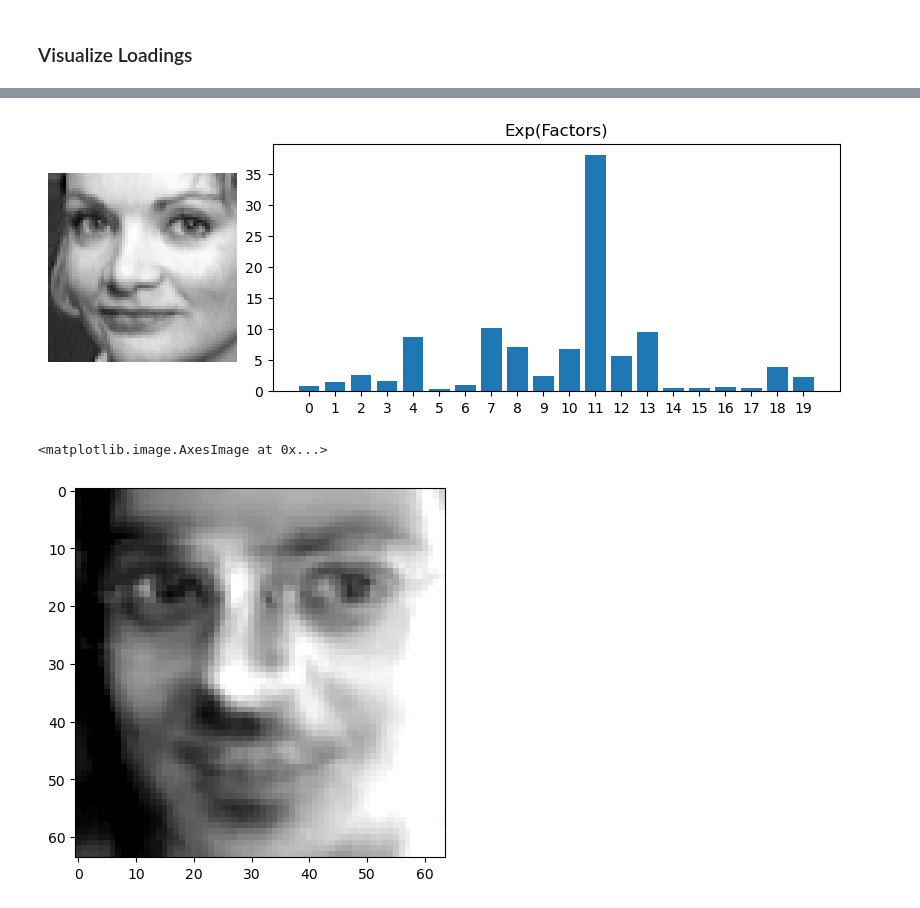
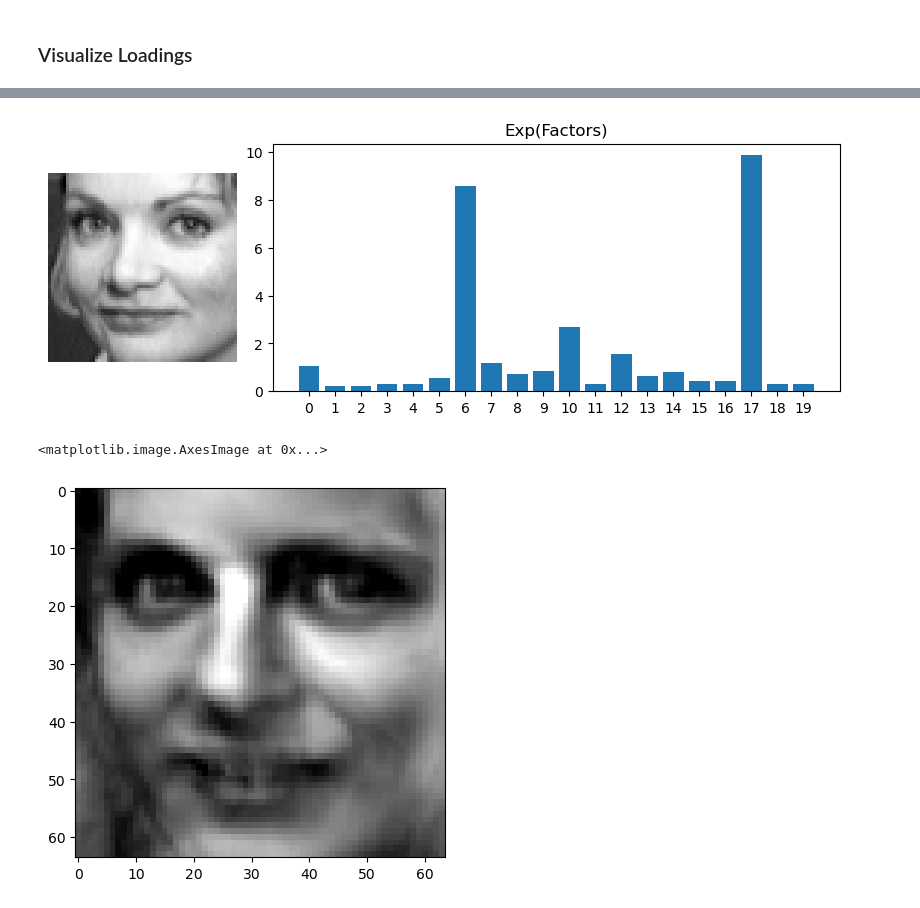
Before and after one commit to luisdiaz1997/SpatialFactorization, a Jupyter notebook: notebooks/PNMF_eigenfaces.ipynb, the cells around one changed output, grey strips where cells are left out. Cells and saved outputs as stored; diff of their text form; code cells hidden in the pictures.

```diff
--- a/notebooks/PNMF_eigenfaces.ipynb
+++ b/notebooks/PNMF_eigenfaces.ipynb
@@ -27,7 +27,7 @@ Y = Y.astype(int)
 # %%
 model = Factorization(Y, laten_dim=20, train_loadings=True, type='PNMF')
 # %%
-history = model.train(torch.tensor(Y), lr=1e-2, epochs=5000)
+history = model.train(torch.tensor(Y), lr=5e-2, epochs=2000)
 # %% [output]
 Finished training
 # %%
@@ -93,14 +93,14 @@ plt.title('Exp(Factors)')
 ax1.bar(x, np.exp(F[k]))
 ax1.set_xticks(x);
 # %% [output]
-[figure, old version]
+[figure, new version]
 # %%
-loading = torch.abs(model.W[:, 11]).detach().cpu().numpy()
+loading = torch.abs(model.W[:, 17]).detach().cpu().numpy()
 loading = loading.reshape(64, 64)
 max_val = loading.max()
 loading = loading/max_val
 plt.imshow(loading, vmin=0, vmax=0.8, cmap='gray')
 plt.imshow(loading, vmin=0, vmax=0.8, cmap='gray')
 # %% [output]
 <matplotlib.image.AxesImage at 0x...>
-[figure, old version]
+[figure, new version]
```
Also changed, not shown: parts of 4 cells of this notebook, 42 other files.
